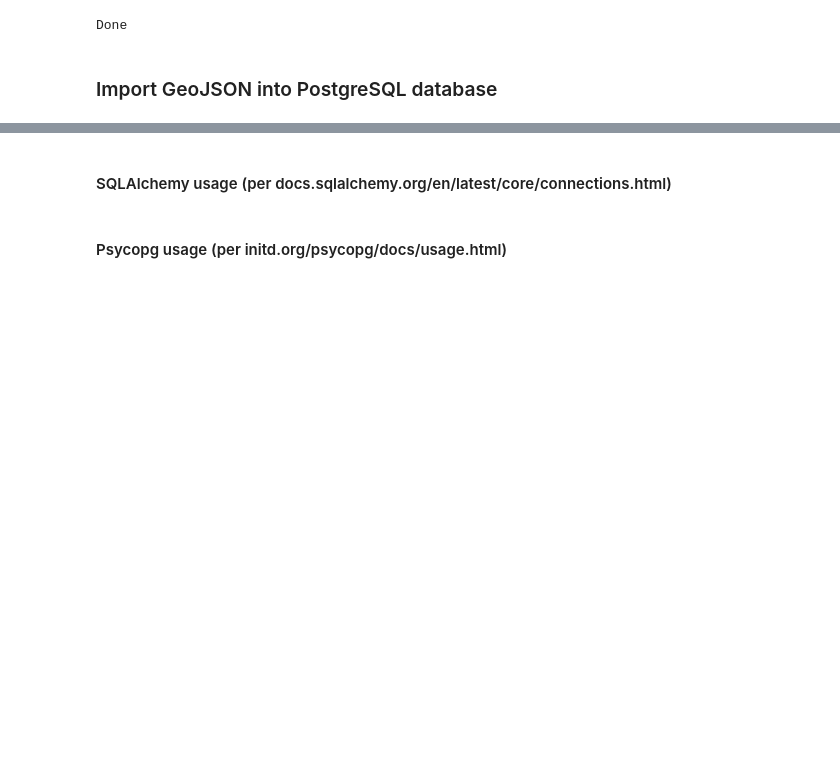
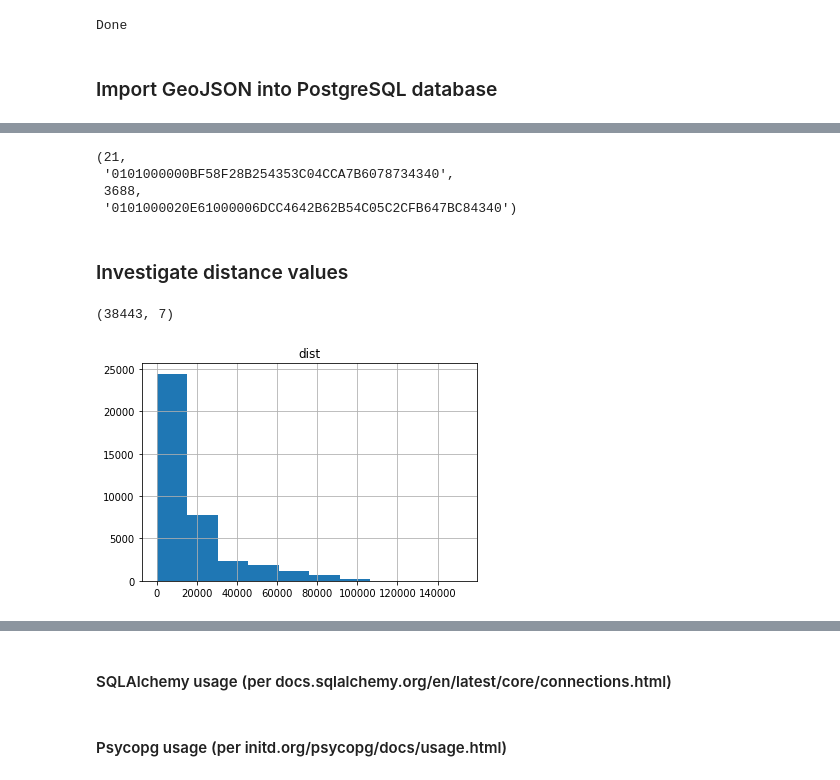
Before and after one commit to sasha-kap/CV-to-Maps, a Jupyter notebook: Geospatial.ipynb, the cells around one changed output, grey strips where cells are left out. Saved outputs shown, nothing was run; the diff lists cells and outputs as text; code cells hidden in the pictures; blank space fills up the shorter version.

```diff
--- a/Geospatial.ipynb
+++ b/Geospatial.ipynb
@@ -111,0 +150,7 @@ cur.execute("INSERT INTO tab_name (col) VALUES (%s)", (val))
+# %%
+cur.fetchone()
+# %% [output]
+(21,
+ '0101000000BF58F28B254353C04CCA7B6078734340',
+ 3688,
+ '0101000020E61000006DCC4642B62B54C05C2CFB647BC84340')
@@ -111,0 +173,13 @@ cur.execute("INSERT INTO tab_name (col) VALUES (%s)", (val))
+# %% [markdown]
+### Investigate distance values
+# %%
+df = pd.read_sql_query('select * from "nneighbors"', con=engine)
+# %%
+df.shape
+# %% [output]
+(38443, 7)
+# %%
+df.hist("dist")
+plt.show()
+# %% [output]
+[figure, added]
```
Also changed, not shown: parts of 14 cells of this notebook, 2 other files.
